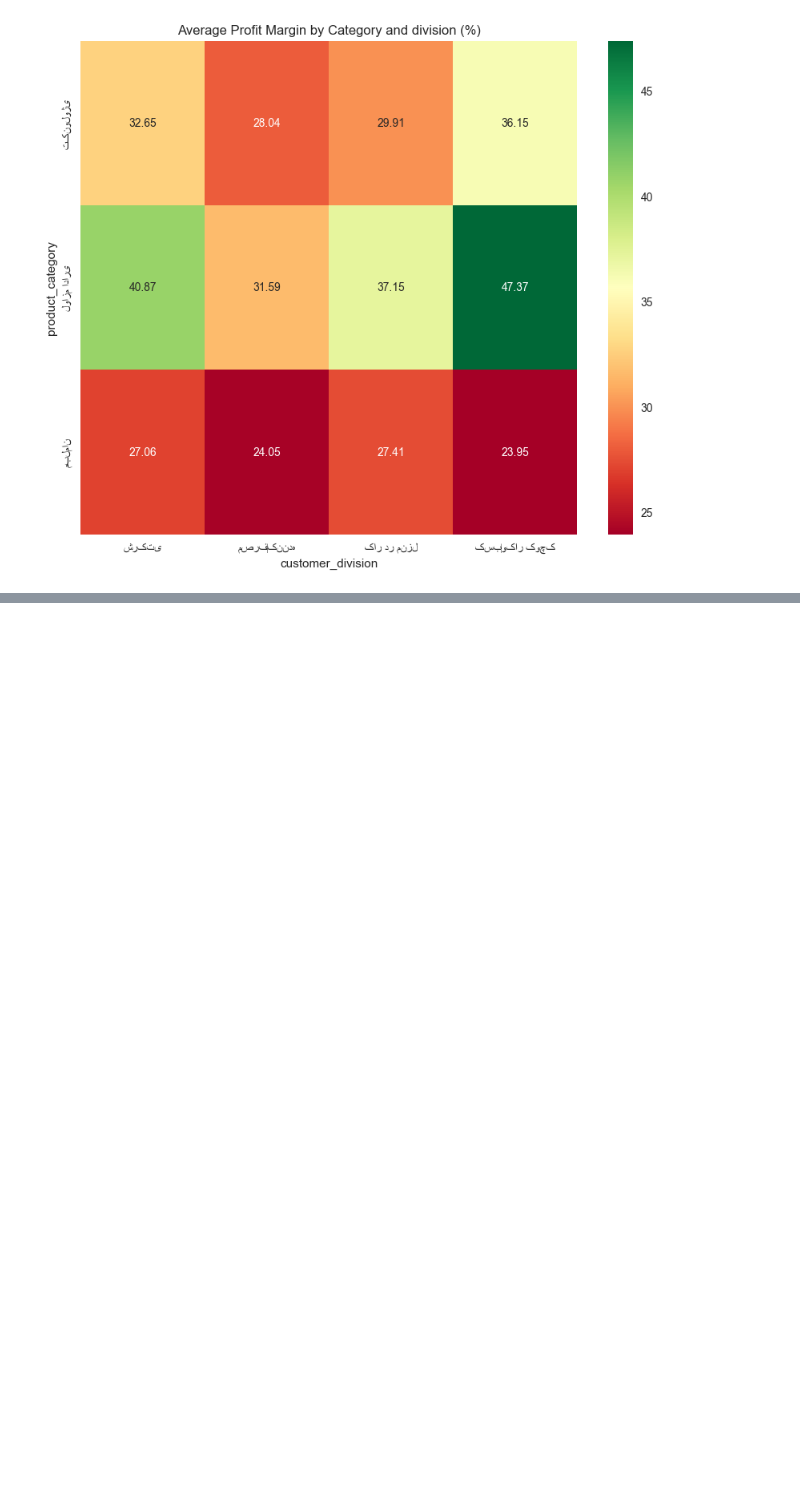
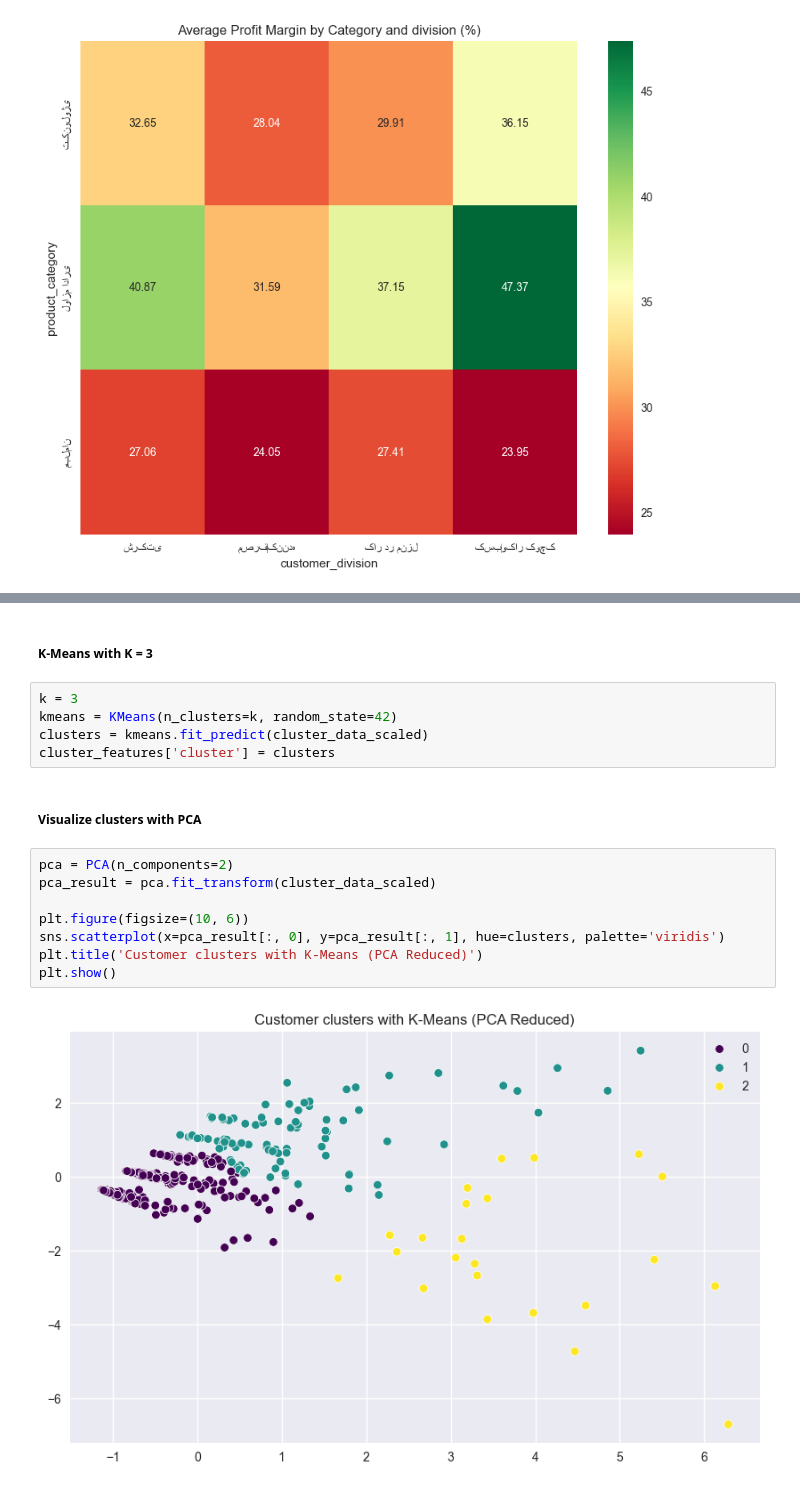
Before and after one commit to mohamad6889/statistics_assignment, a Jupyter notebook: quiz.ipynb, the cells around one changed output, grey strips where cells are left out. Saved outputs shown, nothing was run; the diff lists cells and outputs as text; blank space fills up the shorter version.

```diff
--- a/quiz.ipynb
+++ b/quiz.ipynb
@@ -270,0 +482,19 @@ array(['کسب\u200cوکار کوچک', 'شرکتی', 'کار در منزل', '
+# %% [markdown]
+##### K-Means with K = 3
+# %%
+k = 3
+kmeans = KMeans(n_clusters=k, random_state=42)
+clusters = kmeans.fit_predict(cluster_data_scaled)
+cluster_features['cluster'] = clusters
+# %% [markdown]
+##### Visualize clusters with PCA
+# %%
+pca = PCA(n_components=2)
+pca_result = pca.fit_transform(cluster_data_scaled)
+
+plt.figure(figsize=(10, 6))
+sns.scatterplot(x=pca_result[:, 0], y=pca_result[:, 1], hue=clusters, palette='viridis')
+plt.title('Customer clusters with K-Means (PCA Reduced)')
+plt.show()
+# %% [output]
+[figure, added]
```
Also changed, not shown: parts of 42 cells of this notebook, 1 other file.
